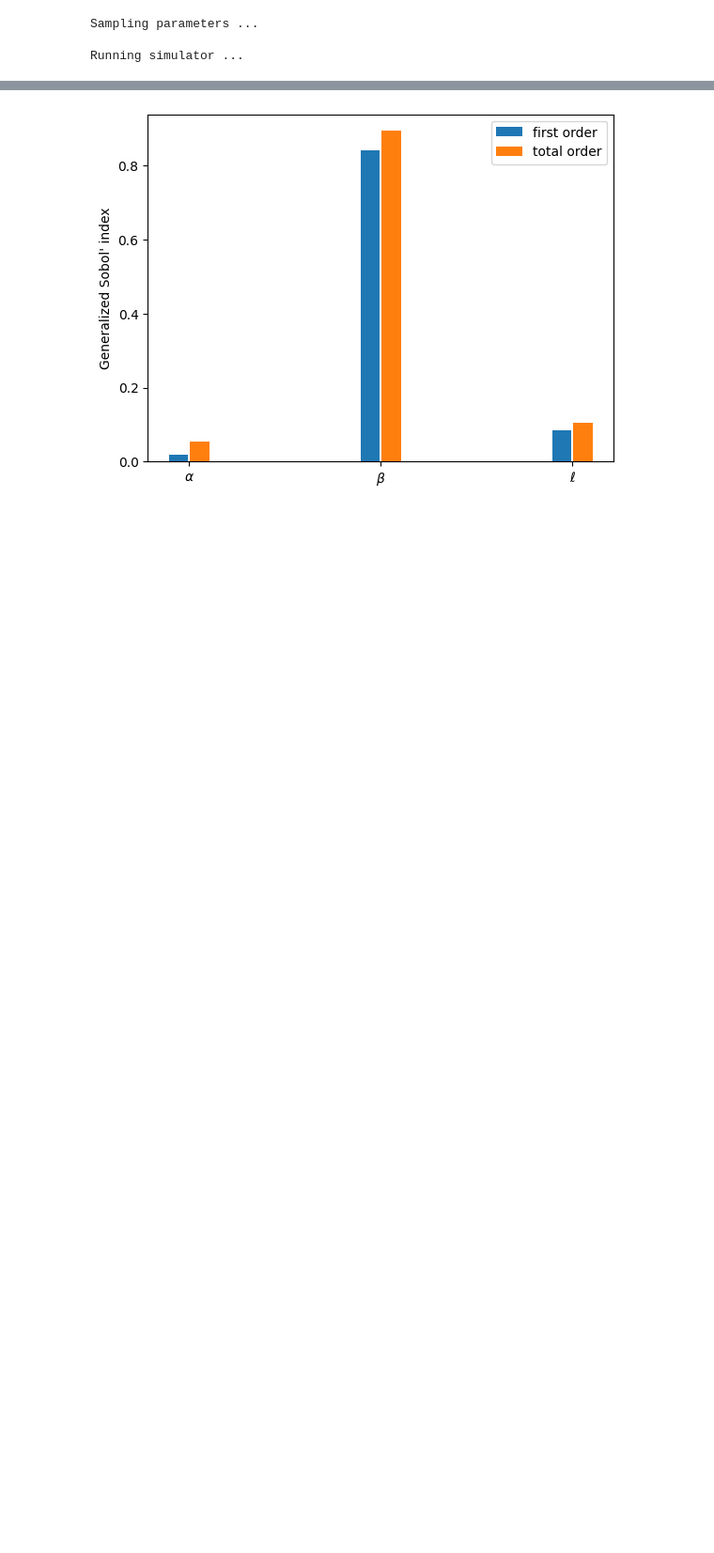
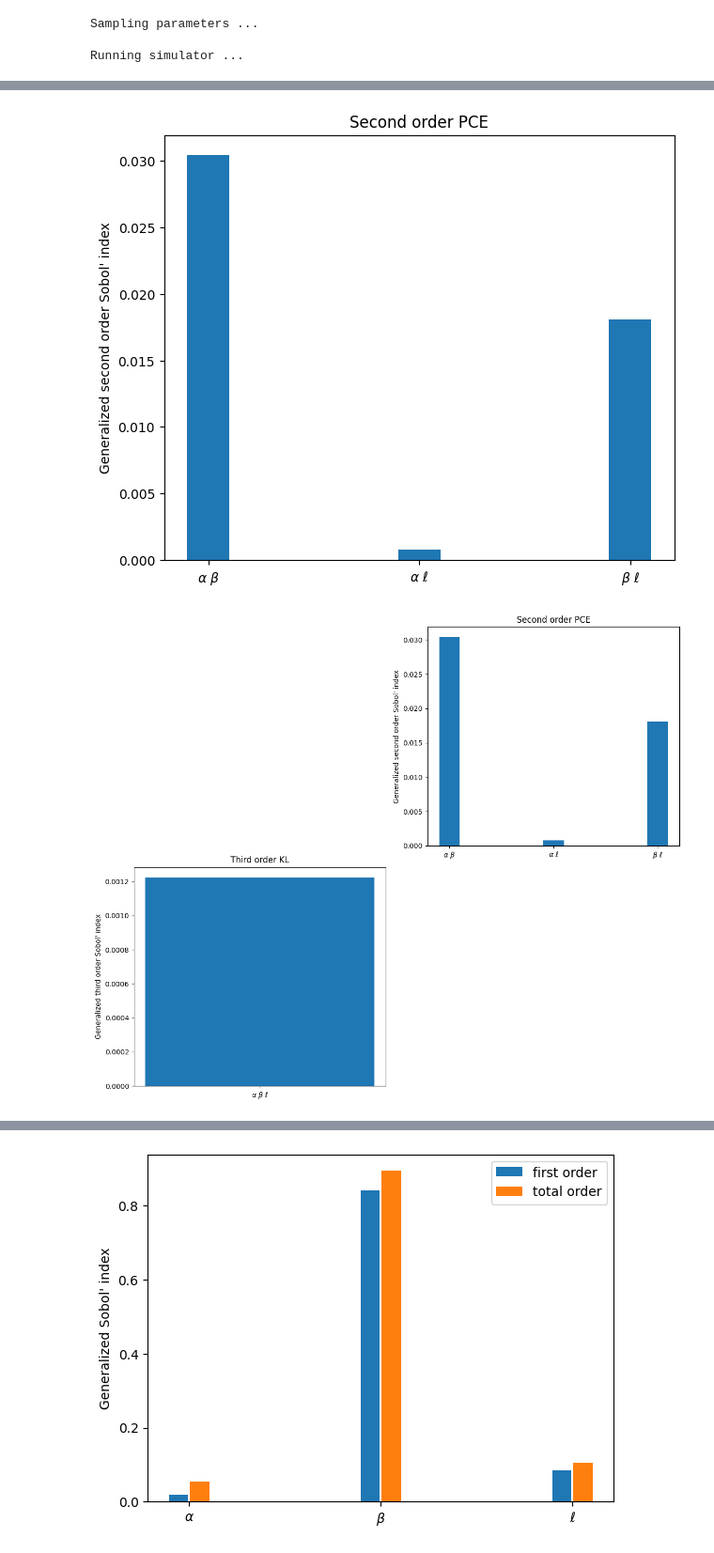
Before and after one commit to ezonta/TDGSA, a Jupyter notebook: examples/oscillator.ipynb, the cells around one changed output, grey strips where cells are left out. Shown at 94% size. Saved outputs shown, nothing was run; the diff lists cells and outputs as text; code cells hidden in the pictures; blank space fills up the shorter version.

```diff
--- a/examples/oscillator.ipynb
+++ b/examples/oscillator.ipynb
@@ -95,0 +98,15 @@ sobol_indices_KL
+# %%
+second_order, params = my_tdsa.compute_second_order_sobol_indices("PCE")
+my_tdsa.plot("higher_order_sobol_indices")
+
+third_order, params = my_tdsa.compute_third_order_sobol_indices("KL")
+my_tdsa.plot("higher_order_sobol_indices")
+
+third_order, params = my_tdsa.compute_third_order_sobol_indices("PCE")
+my_tdsa.plot("higher_order_sobol_indices")
+
+second_order, params = my_tdsa.compute_second_order_sobol_indices("KL")
+my_tdsa.plot("higher_order_sobol_indices")
+# %% [output]
+[figure, added]
+[figure, added]
```
Also changed, not shown: parts of 6 cells of this notebook, 3 other files.
